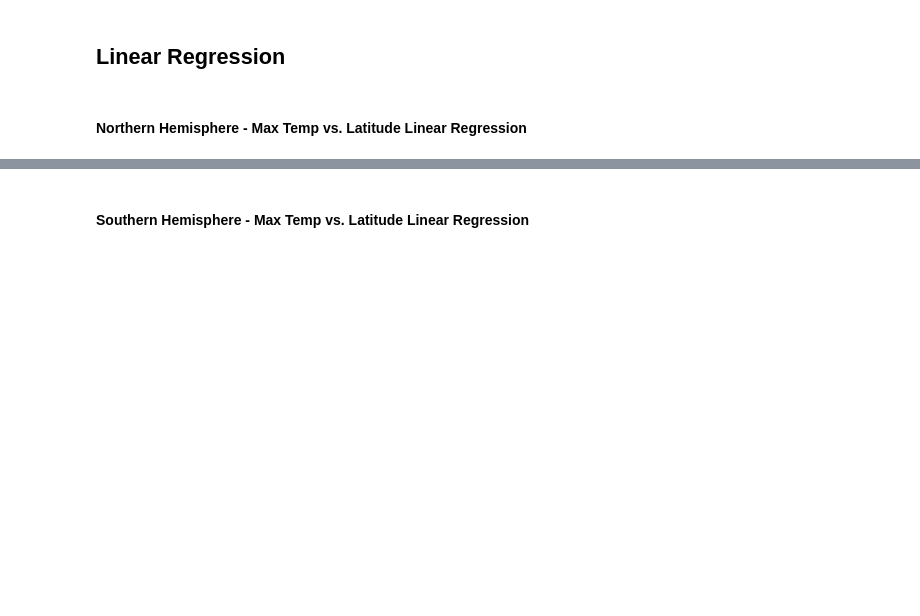
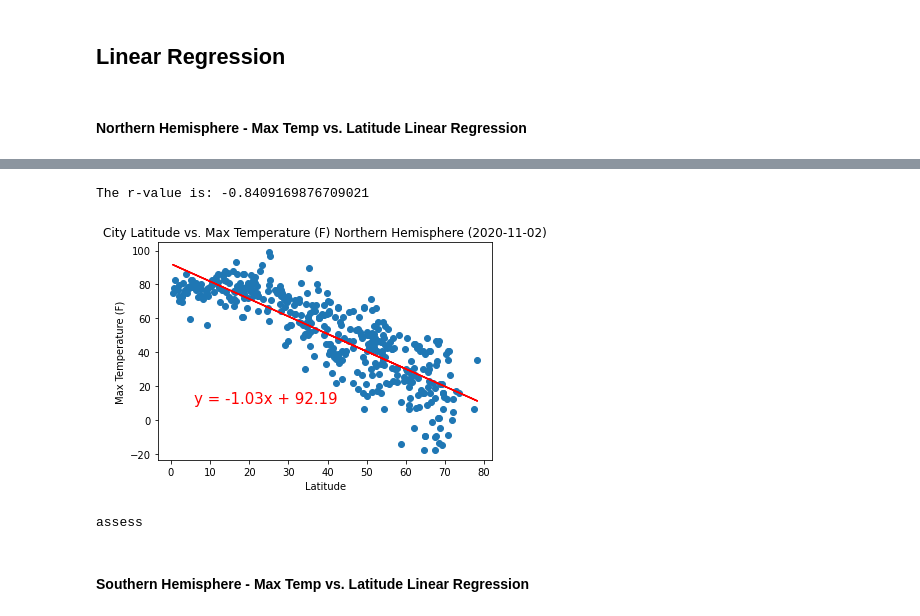
Before and after one commit to MarcyVampQueen/python-api-challenge, a Jupyter notebook: WeatherPy/WeatherPy.ipynb, the cells around one changed output, grey strips where cells are left out. Saved outputs shown, nothing was run; the diff lists cells and outputs as text; code cells hidden in the pictures; blank space fills up the shorter version.

```diff
--- a/WeatherPy/WeatherPy.ipynb
+++ b/WeatherPy/WeatherPy.ipynb
@@ -198,4 +208,8 @@ plt.show()
 # %% [markdown]
 ## Linear Regression
+# %%
+# Split the data into northern & southern hemispheres
+northern = weather_data.loc[weather_data["Lat"] >= 0]
+southern = weather_data.loc[weather_data["Lat"] < 0]
 # %% [markdown]
 ####  Northern Hemisphere - Max Temp vs. Latitude Linear Regression
@@ -206,2 +216,24 @@ The r-value is: 0.46937863826630627
+# %%
+# Scatter plot values
+x_values = northern['Lat']
+y_values = northern['Max Temp']
+# Linear Regression
+(slope, intercept, rvalue, pvalue, stderr) = linregress(x_values, y_values)
+print(f"The r-value is: {rvalue}")
+regress_values = x_values * slope + intercept
+line_eq = "y = " + str(round(slope,2)) + "x + " + str(round(intercept,2))
+plt.scatter(x_values,y_values)
+plt.plot(x_values,regress_values,"r-")
+plt.annotate(line_eq,(6,10),fontsize=15,color="red")
+# Make the plot nice
+plt.title(f"City Latitude vs. Max Temperature (F) Northern Hemisphere ({currentDate})")
+plt.xlabel('Latitude')
+plt.ylabel('Max Temperature (F)')
+plt.savefig("output_data/north_lat_vs_temp.png")
+plt.show()
+# %% [output]
+The r-value is: -0.8409169876709021
+[figure, added]
+assess
 # %% [markdown]
 ####  Southern Hemisphere - Max Temp vs. Latitude Linear Regression
```
Also changed, not shown: parts of 20 cells of this notebook, 8 other files.
